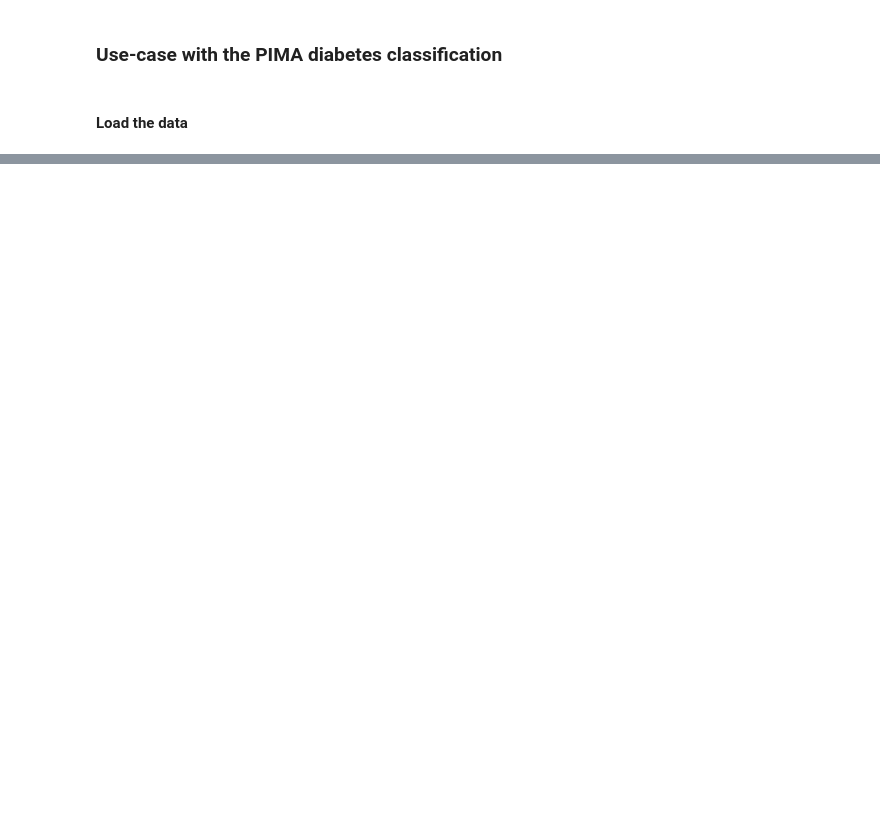
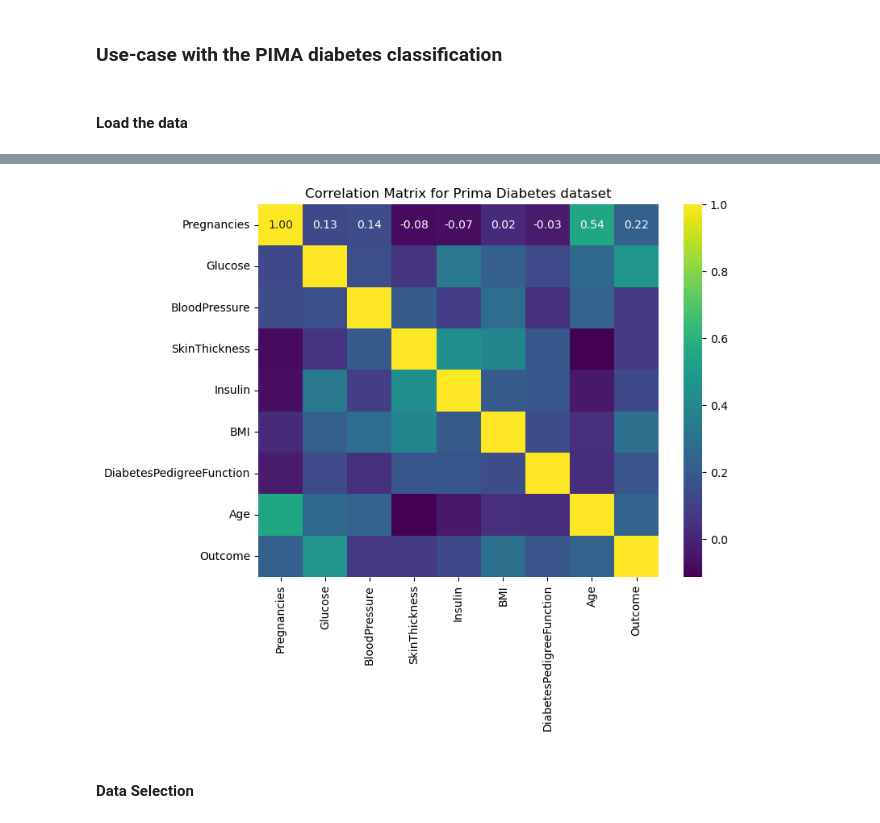
Before and after one commit to Hospital-Da-Luz-Learning-Health/MLCatolica25, a Jupyter notebook: Aula 7 - Supervised Learning III/Learning Notebook.ipynb, the cells around one changed output, grey strips where cells are left out. Cells and saved outputs as stored; diff of their text form; code cells hidden in the pictures; blank space fills up the shorter version.

```diff
--- a/Aula 7 - Supervised Learning III/Learning Notebook.ipynb
+++ b/Aula 7 - Supervised Learning III/Learning Notebook.ipynb
@@ -144,0 +175,13 @@ NameError: name 'pd' is not defined
+# %%
+# Calculate the correlation matrix
+correlation_matrix = data.corr()
+
+# Plot the heatmap
+plt.figure(figsize=(8, 6))
+sns.heatmap(correlation_matrix, annot=True, cmap= 'viridis',fmt='.2f')
+plt.title('Correlation Matrix for Prima Diabetes dataset')
+plt.show()
+# %% [output]
+[figure, added]
+# %% [markdown]
+#### Data Selection
```
Also changed, not shown: parts of 55 cells of this notebook.
